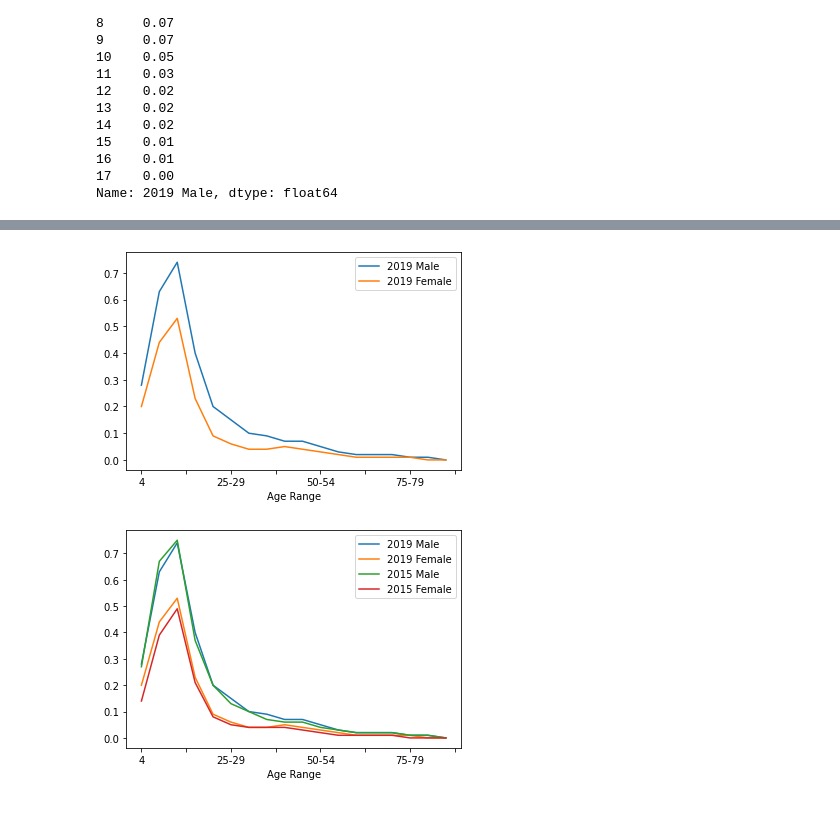
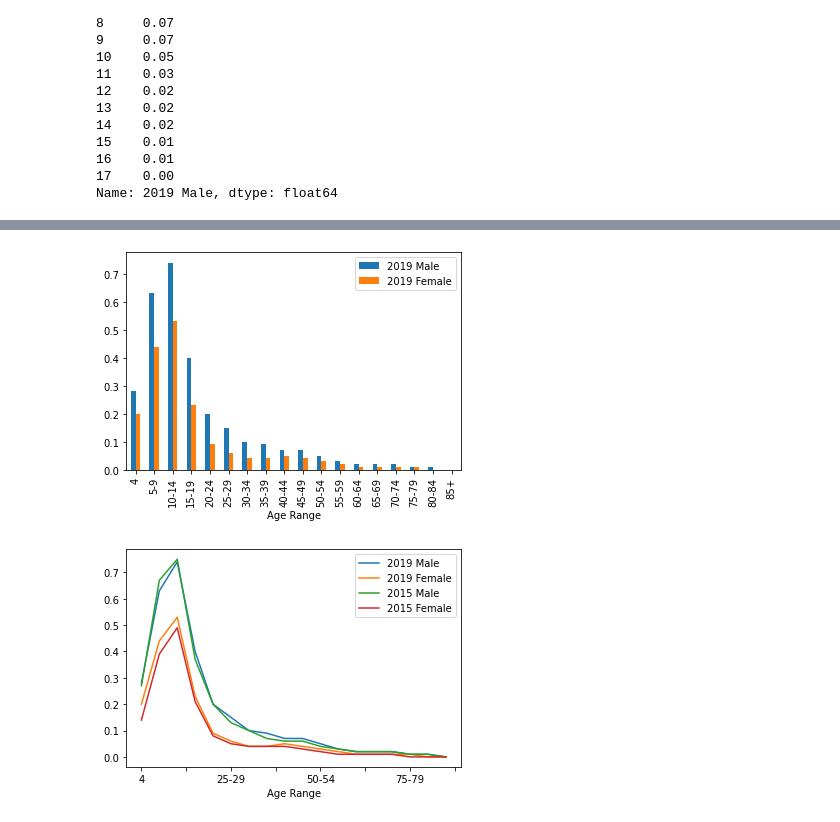
Before and after one commit to Michelleoc/programming-for-data-analysis-project, a Jupyter notebook: project.ipynb, the cells around one changed output, grey strips where cells are left out. Cells and saved outputs as stored; diff of their text form; code cells hidden in the pictures.

```diff
--- a/project.ipynb
+++ b/project.ipynb
@@ -196,6 +211,7 @@ plt.show()
 # %%
-dataframe.plot(x='Age Range', y=['2019 Male', '2019 Female'])
+# 2019 Male vs Female participation
+dataframe.plot(x='Age Range', y=['2019 Male', '2019 Female'], kind='bar')
 plt.show()
 # %% [output]
-[figure, old version]
+[figure, new version]
 # %%
```
Also changed, not shown: parts of 35 cells of this notebook, 7 other files.
